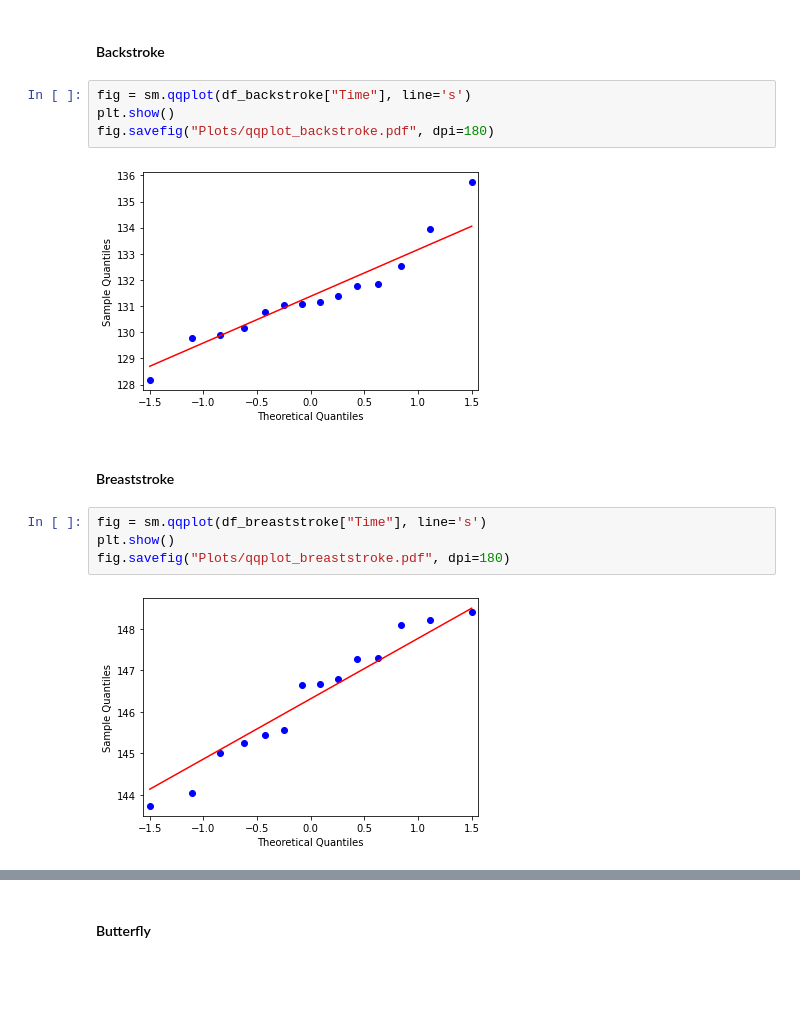
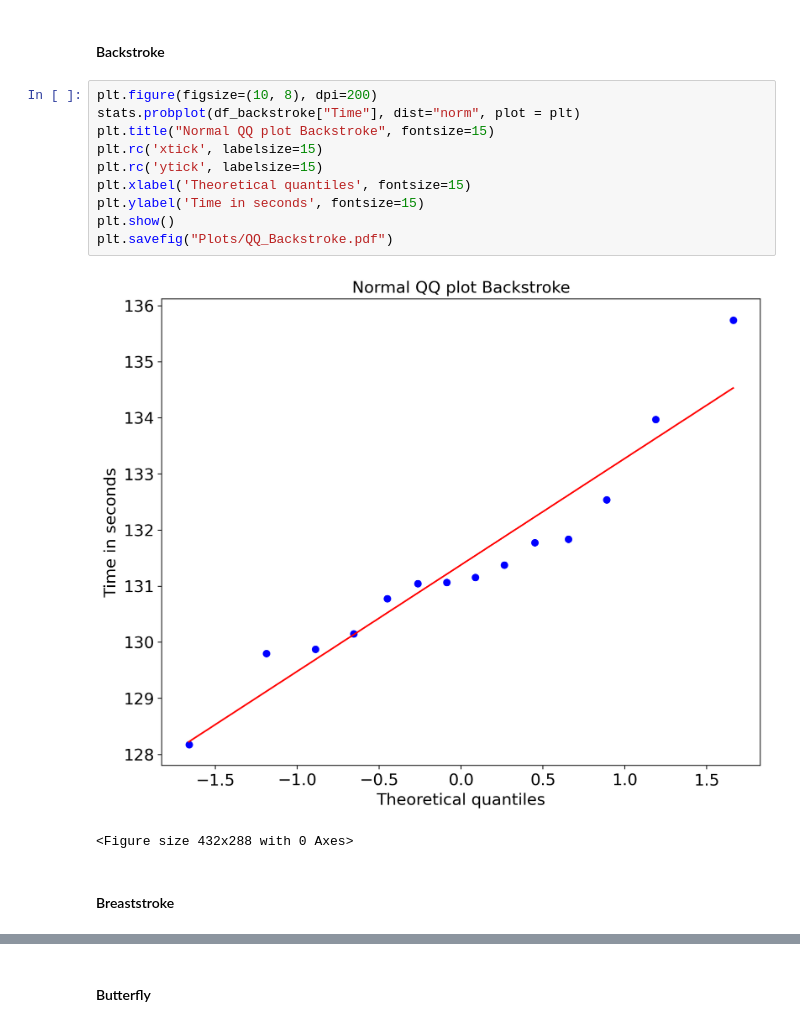
Before and after one commit to r-a-j/Comparison-of-multiple-distributions, a Jupyter notebook: Problem_2_Code_Raj_231811.ipynb, the cells around one changed output, grey strips where cells are left out. Cells and saved outputs as stored; diff of their text form; blank space fills up the shorter version.

```diff
--- a/Problem_2_Code_Raj_231811.ipynb
+++ b/Problem_2_Code_Raj_231811.ipynb
@@ -142,17 +177,18 @@ box_plot.figure.savefig("Plots/box_plot.pdf", dpi=180)
 QQ Plots - Used to test assumptions for annova
 # %% [markdown]
 #### Backstroke
-# %%
-fig = sm.qqplot(df_backstroke["Time"], line='s')
-plt.show()
-fig.savefig("Plots/qqplot_backstroke.pdf", dpi=180)
-# %% [output]
-[figure, removed]
+# %%
+plt.figure(figsize=(10, 8), dpi=200)
+stats.probplot(df_backstroke["Time"], dist="norm", plot = plt)
+plt.title("Normal QQ plot Backstroke", fontsize=15)
+plt.rc('xtick', labelsize=15)
+plt.rc('ytick', labelsize=15)
+plt.xlabel('Theoretical quantiles', fontsize=15)
+plt.ylabel('Time in seconds', fontsize=15)
+plt.show()
+plt.savefig("Plots/QQ_Backstroke.pdf")
+# %% [output]
+[figure, added]
+<Figure size 432x288 with 0 Axes>
 # %% [markdown]
 #### Breaststroke
-# %%
-fig = sm.qqplot(df_breaststroke["Time"], line='s')
-plt.show()
-fig.savefig("Plots/qqplot_breaststroke.pdf", dpi=180)
-# %% [output]
-[figure, removed]
```
Also changed, not shown: parts of 22 cells of this notebook, 19 other files.
